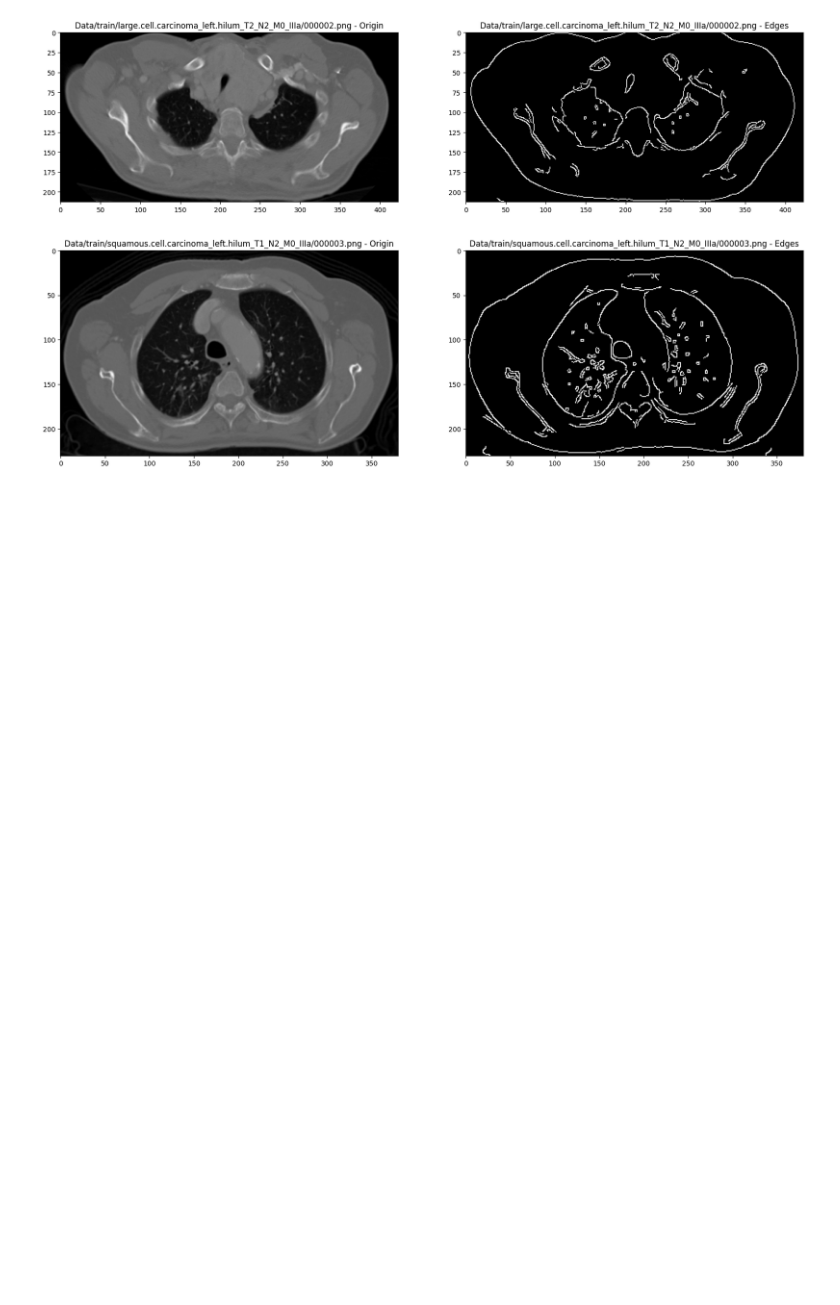
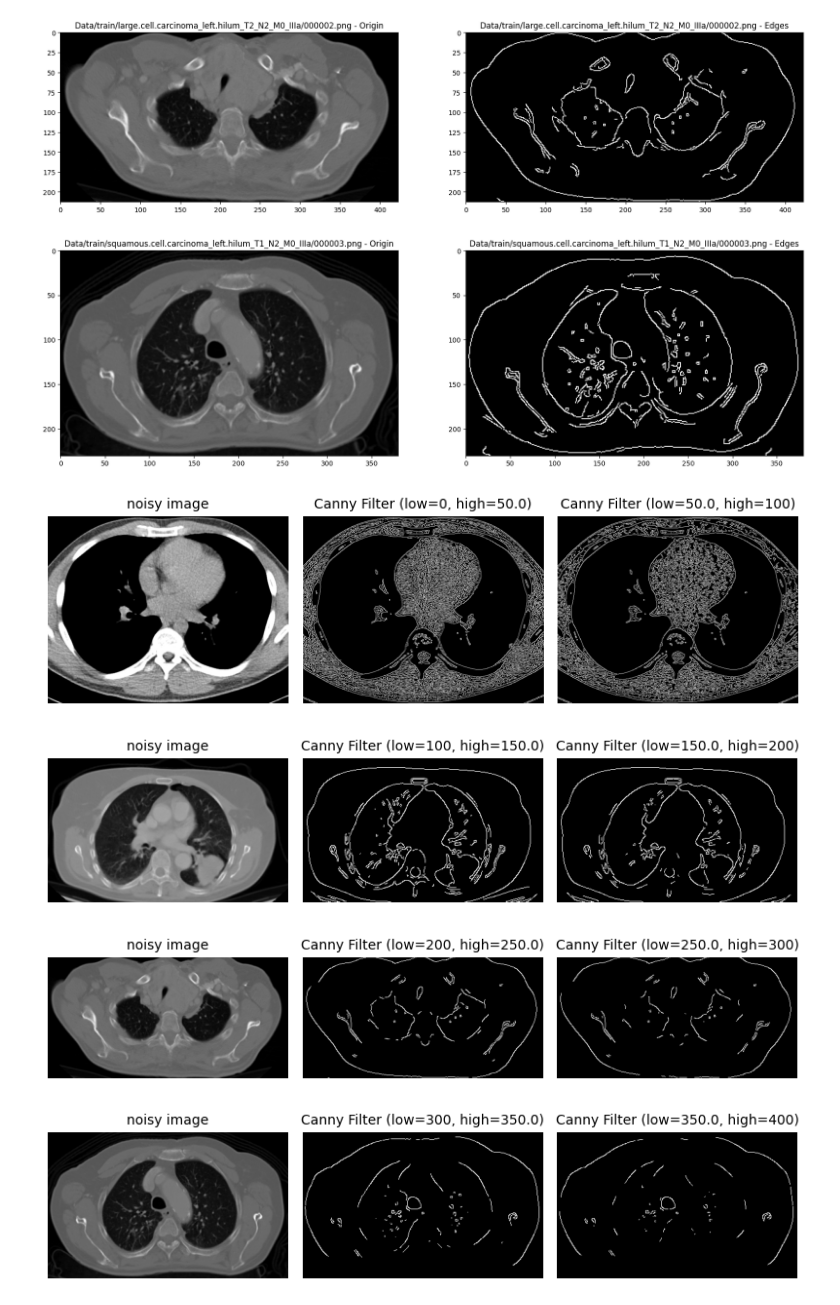
Before and after one commit to zacharyzimm/mids-281-final-project, a Jupyter notebook: canny_filter_harry.ipynb, the cells around one changed output. Saved outputs shown, nothing was run; the diff lists cells and outputs as text; code cells hidden in the pictures; blank space fills up the shorter version.

```diff
--- a/canny_filter_harry.ipynb
+++ b/canny_filter_harry.ipynb
@@ -85,3 +84,46 @@ apply_canny(s_path)
 [figure]
 [figure]
 [figure]
+# %%
+def canny_different_scale(image_path, lower_bound, upper_bound):
+
+    # Load the image
+    im = cv2.imread(image_path, cv2.IMREAD_GRAYSCALE)
+#     im = plt.imread(image_path).astype(np.uint8)
+#     im = cv2.cvtColor(im, cv2.IMREAD_GRAYSCALE)
+
+
+    edges1 = cv2.Canny(im, lower_bound, (lower_bound+upper_bound)*.5)
+    edges2 = cv2.Canny(im, (lower_bound+upper_bound)*.5, upper_bound)
+
+    # display results
+    fig, ax = plt.subplots(nrows=1, ncols=3, figsize=(8, 3))
+
+    ax[0].imshow(im, cmap='gray', vmin=0, vmax=255)
+    ax[0].set_title('noisy image', fontsize=10)
+
+    ax[1].imshow(edges1, cmap='gray', vmin=0, vmax=255)
+    title = 'Canny Filter (low=' + str(lower_bound) + ', high=' + str((lower_bound+upper_bound)*.5) + ")"
+    ax[1].set_title(title, fontsize=10)
+
+
+    ax[2].imshow(edges2, cmap='gray', vmin=0, vmax=255)
+    title = 'Canny Filter (low=' + str((lower_bound+upper_bound)*.5) + ', high=' + str(upper_bound) + ")"
+    ax[2].set_title(title, fontsize=10)
+
+    for a in ax:
+        a.axis('off')
+
+    fig.tight_layout()
+    plt.show()
+
+
+canny_different_scale(n_path, 0, 100)
+canny_different_scale(a_path, 100, 200)
+canny_different_scale(l_path, 200, 300)
+canny_different_scale(s_path, 300, 400)
+# %% [output]
+[figure, added]
+[figure, added]
+[figure, added]
+[figure, added]
```
Also changed, not shown: parts of 5 cells of this notebook.
